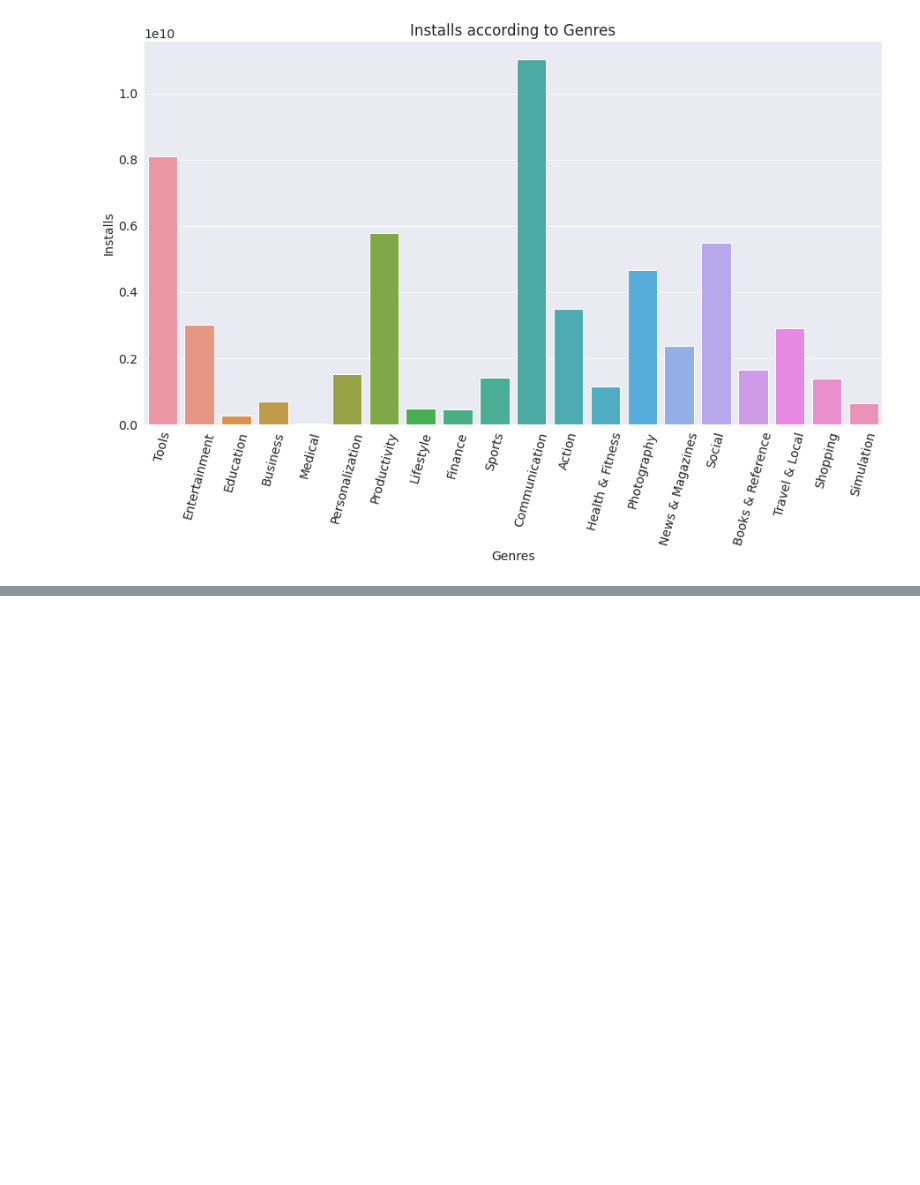
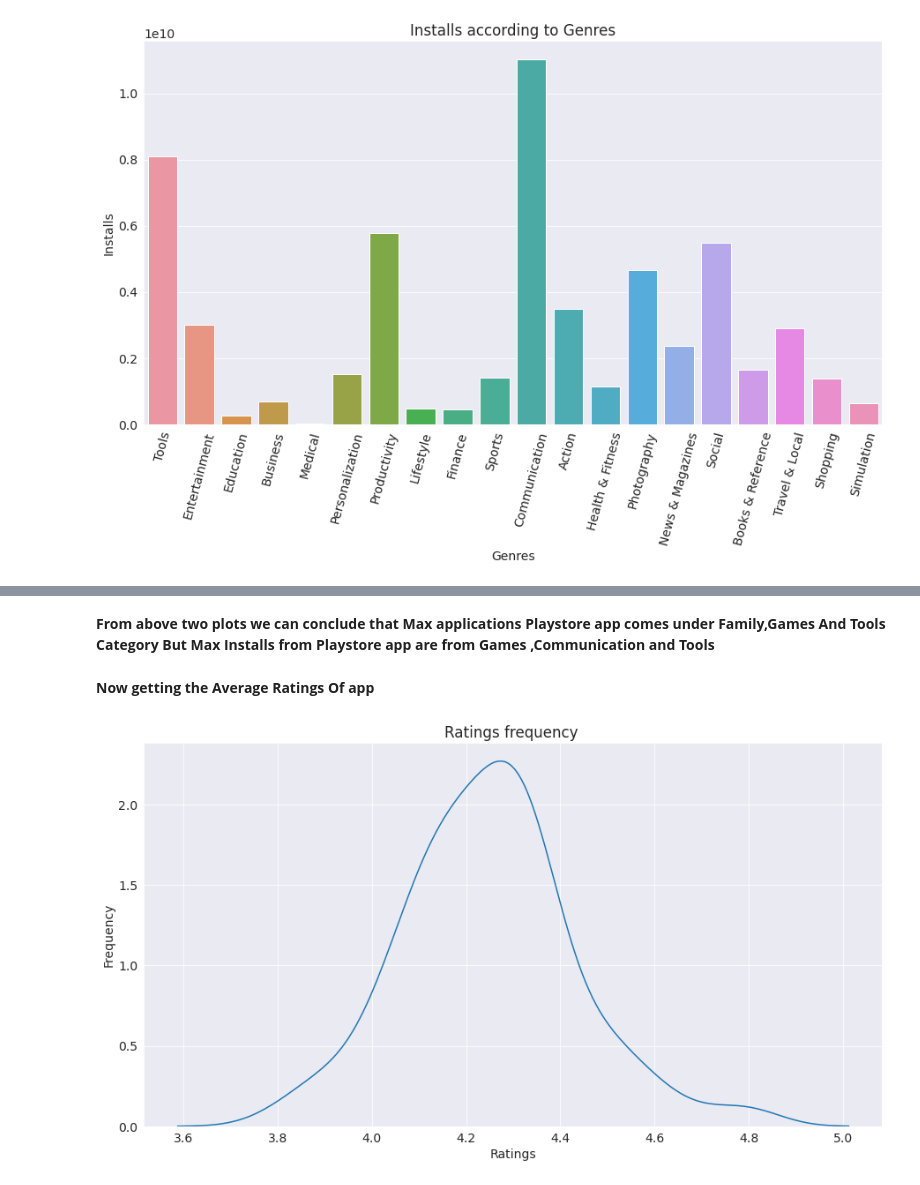
Before and after one commit to Harshalkotkar21/play_store_app_analysis, a Jupyter notebook: Play_Store_App_Review_Analysis_Capstone_Project.ipynb, the cells around one changed output, grey strips where cells are left out. Cells and saved outputs as stored; diff of their text form; code cells hidden in the pictures; blank space fills up the shorter version.

```diff
--- a/Play_Store_App_Review_Analysis_Capstone_Project.ipynb
+++ b/Play_Store_App_Review_Analysis_Capstone_Project.ipynb
@@ -205,0 +238,18 @@ plt.show()
+# %% [markdown]
+**From above two plots we can conclude that Max applications Playstore app  comes under Family,Games And Tools Category But Max Installs from Playstore app are from Games ,Communication and Tools**
+# %% [markdown]
+**Now getting the Average Ratings Of app**
+# %%
+genres_ratings=ps_data.groupby(['Genres'])[['Rating']].mean()
+# %%
+genres_installs_rating=pd.merge(top_genre_installs, genres_ratings,on='Genres')
+# %%
+plt.figure(figsize=(15,8))
+
+k=sns.kdeplot(genres_installs_rating.Rating)
+k.set_xlabel('Ratings')
+k.set_ylabel('Frequency')
+plt.title('Ratings frequency ')
+plt.show()
+# %% [output]
+[figure, added]
```
Also changed, not shown: parts of 15 cells of this notebook.
